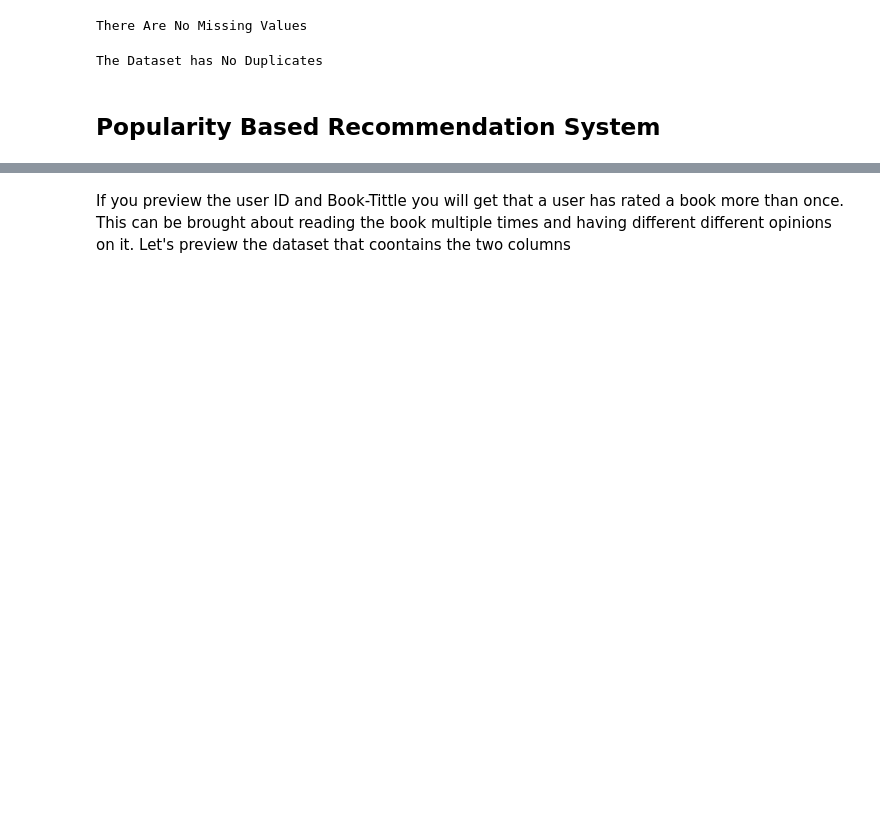
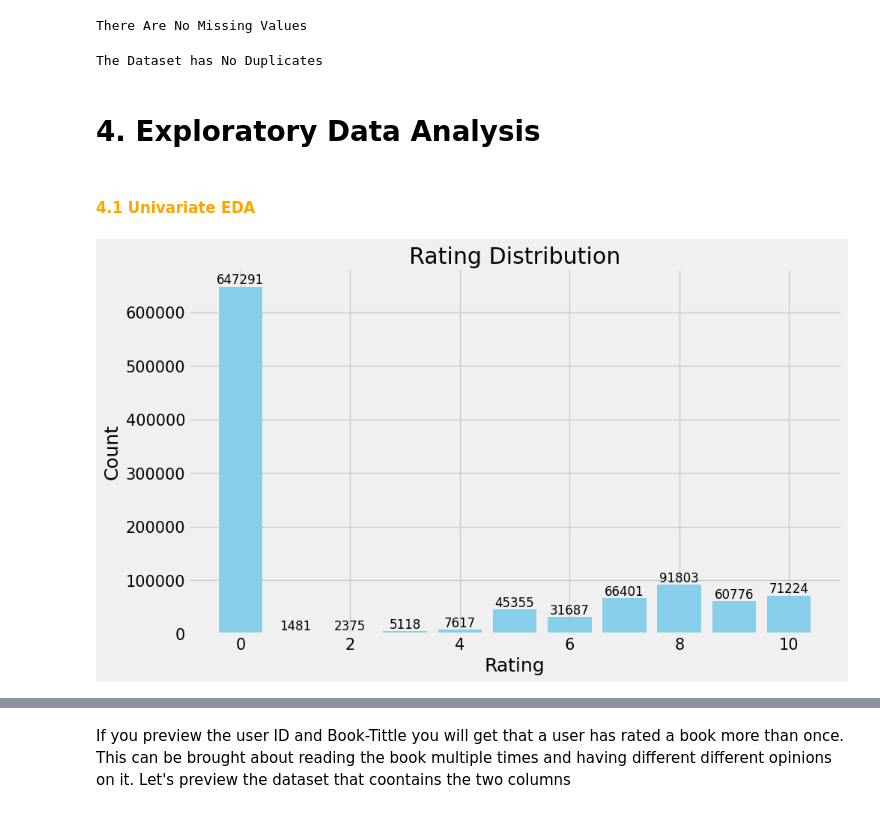
Before and after one commit to PamelaAwino/RECOMMENDATION-SYSTEM, a Jupyter notebook: recommendation.ipynb, the cells around one changed output, grey strips where cells are left out. Saved outputs shown, nothing was run; the diff lists cells and outputs as text; code cells hidden in the pictures; blank space fills up the shorter version.

```diff
--- a/recommendation.ipynb
+++ b/recommendation.ipynb
@@ -464,5 +559,43 @@ There Are No Missing Values
 check_duplicates(df_books) # check for duplicates
 # %% [output]
 The Dataset has No Duplicates
-# %% [markdown]
-## Popularity Based Recommendation System
+# %% [markdown]
+# 4. Exploratory Data Analysis
+# %% [markdown]
+#### <span style= "color:orange">4.1 Univariate EDA </SPAN>
+# %%
+
+# Set the default font size for the plot to 15
+plt.rc("font", size=15)
+
+# Assuming your dataframe is already defined as df_books
+
+# Calculate the frequency of each unique book rating and create a bar plot
+rating_counts = df_books['Book-Rating'].value_counts(sort=False).sort_index()
+plt.figure(figsize=(10, 6))  # Set the size of the figure
+plt.bar(rating_counts.index, rating_counts, color='skyblue')
+
+# Set the title of the plot as "Rating Distribution"
+plt.title('Rating Distribution')
+
+# Set the label for the x-axis as "Rating"
+plt.xlabel('Rating')
+
+# Set the label for the y-axis as "Count"
+plt.ylabel('Count')
+
+# Set the x-axis tick labels rotation to 0 degrees for better readability
+plt.xticks(rotation=0)
+
+# Add value labels on top of each bar
+for i, count in enumerate(rating_counts):
+    plt.text(i, count, str(count), ha='center', va='bottom', fontsize=12)
+
+# Remove the top and right spines
+plt.gca().spines['top'].set_visible(False)
+plt.gca().spines['right'].set_visible(False)
+
+# Display the plot
+plt.show()
+# %% [output]
+[figure, added]
```
Also changed, not shown: parts of 77 cells of this notebook, 5 other files.
